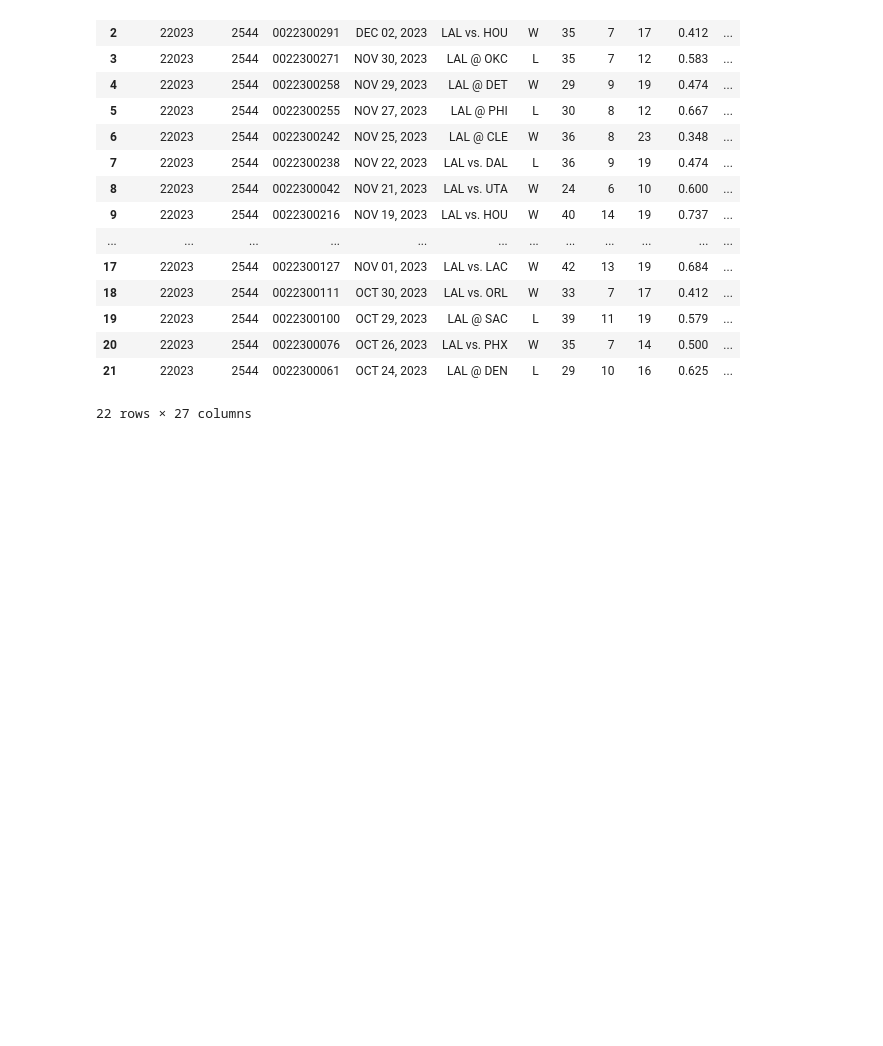
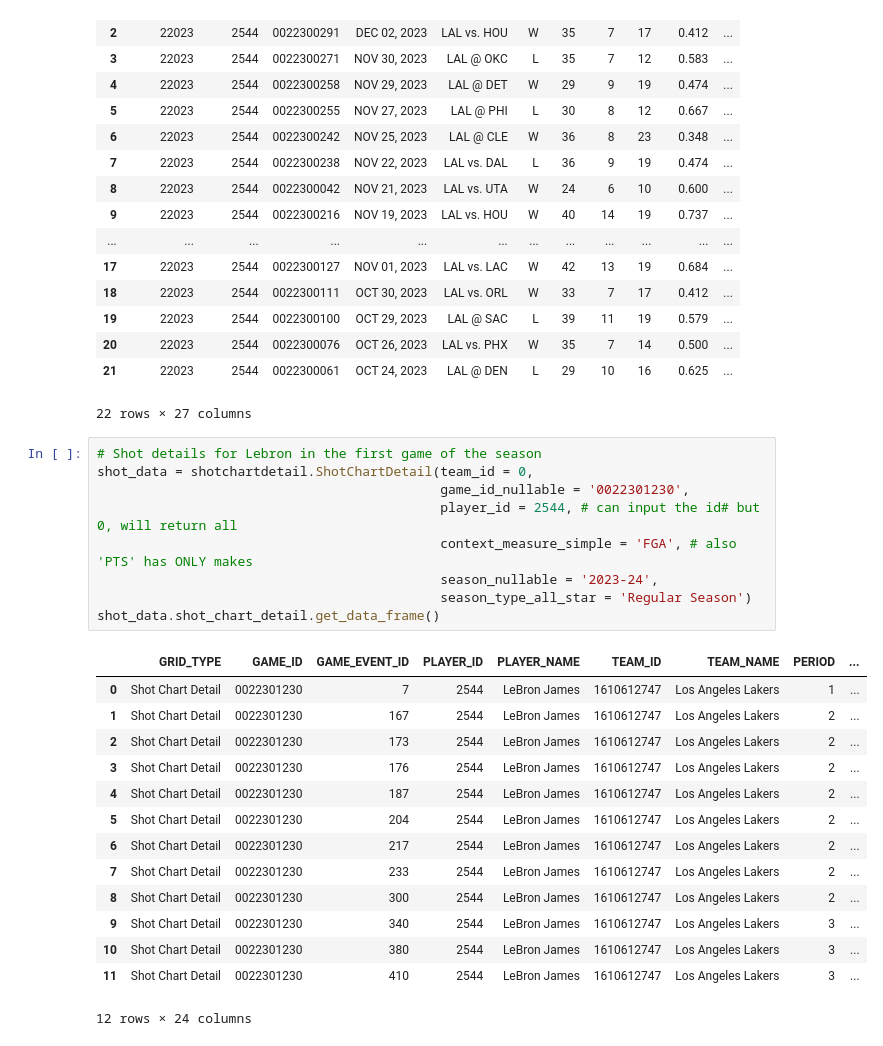
Before and after one commit to willcravitz/nba-player-projections, a Jupyter notebook: notebooks/nba_api_examples.ipynb, the cells around one changed output. Drawn from its saved outputs; the diff is of its cells as text; blank space fills up the shorter version.

Commit message:
added shot chart example

```diff
--- a/notebooks/nba_api_examples.ipynb
+++ b/notebooks/nba_api_examples.ipynb
@@ -98,3 +83,27 @@ game_logs.player_game_log.get_data_frame()
 | 20 | 22023 | 2544 | 0022300076 | OCT 26, 2023 | LAL vs. PHX | W | 35 | 7 | 14 | 0.500 | ... |
 | 21 | 22023 | 2544 | 0022300061 | OCT 24, 2023 | LAL @ DEN | L | 29 | 10 | 16 | 0.625 | ... |
 22 rows × 27 columns
+# %%
+# Shot details for Lebron in the first game of the season
+shot_data = shotchartdetail.ShotChartDetail(team_id = 0,
+                                            game_id_nullable = '0022301230',
+                                            player_id = 2544, # can input the id# but 0, will return all
+                                            context_measure_simple = 'FGA', # also 'PTS' has ONLY makes
+                                            season_nullable = '2023-24',
+                                            season_type_all_star = 'Regular Season')
+shot_data.shot_chart_detail.get_data_frame()
+# %% [output]
+|  | GRID_TYPE | GAME_ID | GAME_EVENT_ID | PLAYER_ID | PLAYER_NAME | TEAM_ID | TEAM_NAME | PERIOD | ... |
+| 0 | Shot Chart Detail | 0022301230 | 7 | 2544 | LeBron James | 1610612747 | Los Angeles Lakers | 1 | ... |
+| 1 | Shot Chart Detail | 0022301230 | 167 | 2544 | LeBron James | 1610612747 | Los Angeles Lakers | 2 | ... |
+| 2 | Shot Chart Detail | 0022301230 | 173 | 2544 | LeBron James | 1610612747 | Los Angeles Lakers | 2 | ... |
+| 3 | Shot Chart Detail | 0022301230 | 176 | 2544 | LeBron James | 1610612747 | Los Angeles Lakers | 2 | ... |
+| 4 | Shot Chart Detail | 0022301230 | 187 | 2544 | LeBron James | 1610612747 | Los Angeles Lakers | 2 | ... |
+| 5 | Shot Chart Detail | 0022301230 | 204 | 2544 | LeBron James | 1610612747 | Los Angeles Lakers | 2 | ... |
+| 6 | Shot Chart Detail | 0022301230 | 217 | 2544 | LeBron James | 1610612747 | Los Angeles Lakers | 2 | ... |
+| 7 | Shot Chart Detail | 0022301230 | 233 | 2544 | LeBron James | 1610612747 | Los Angeles Lakers | 2 | ... |
+| 8 | Shot Chart Detail | 0022301230 | 300 | 2544 | LeBron James | 1610612747 | Los Angeles Lakers | 2 | ... |
+| 9 | Shot Chart Detail | 0022301230 | 340 | 2544 | LeBron James | 1610612747 | Los Angeles Lakers | 3 | ... |
+| 10 | Shot Chart Detail | 0022301230 | 380 | 2544 | LeBron James | 1610612747 | Los Angeles Lakers | 3 | ... |
+| 11 | Shot Chart Detail | 0022301230 | 410 | 2544 | LeBron James | 1610612747 | Los Angeles Lakers | 3 | ... |
+12 rows × 24 columns
```
Also changed, not shown: parts of 4 cells of this notebook.
